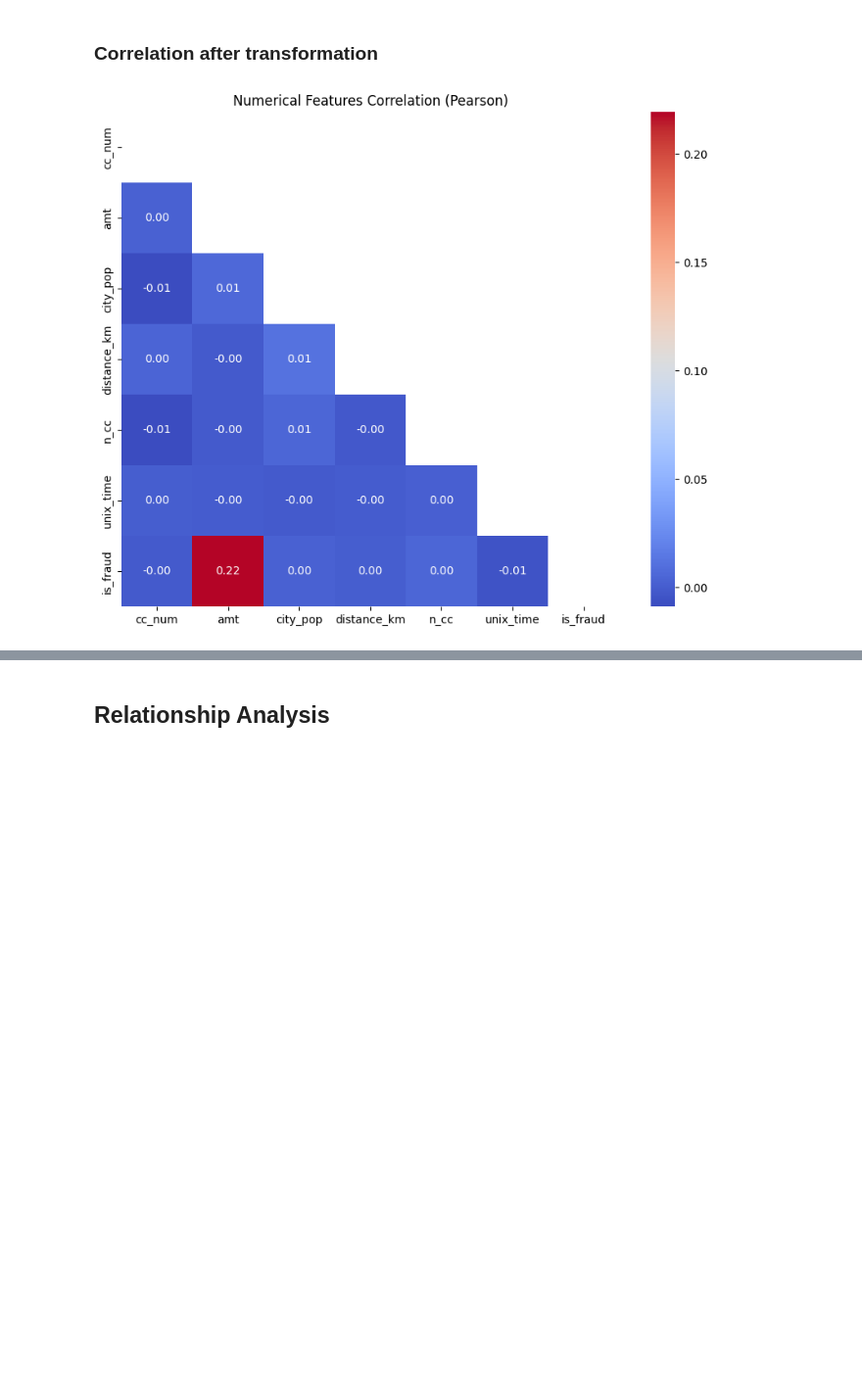
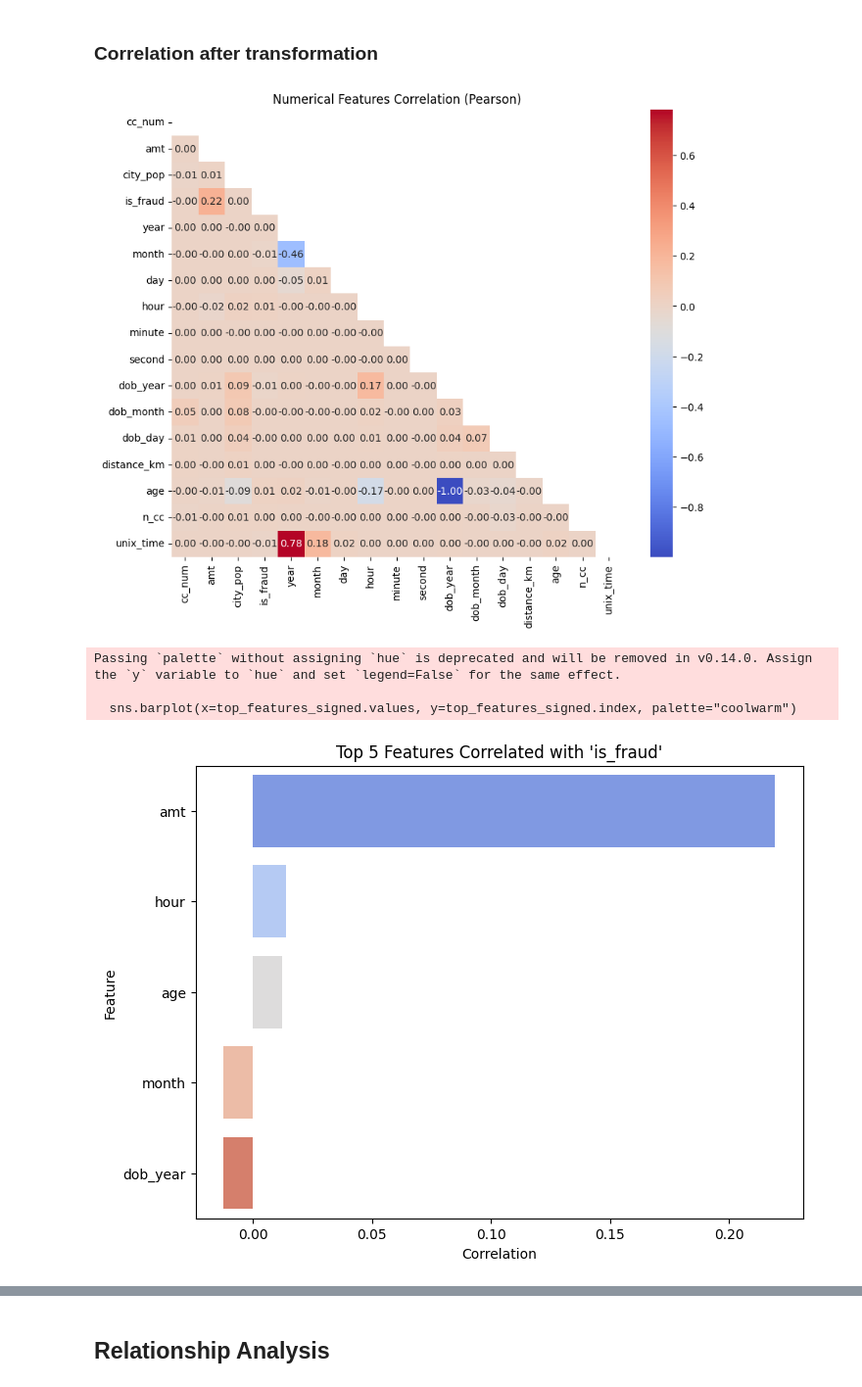
Before and after one commit to AubLambert/FraudDetection, a Jupyter notebook: Fraud_Detection.ipynb, the cells around one changed output, grey strips where cells are left out. Shown at 98% size. Drawn from its saved outputs; the diff is of its cells as text; code cells hidden in the pictures; blank space fills up the shorter version.

```diff
--- a/Fraud_Detection.ipynb
+++ b/Fraud_Detection.ipynb
@@ -258,18 +322,18 @@ df_viz_2 = df_viz.copy()
 # %% [markdown]
 #### Transaction
 # %%
-df_viz["trans_date_trans_time"] = pd.to_datetime(df_viz["trans_date_trans_time"])
-df_viz["year"] = df_viz["trans_date_trans_time"].dt.year
-df_viz["month"] = df_viz["trans_date_trans_time"].dt.month
-df_viz["day"] = df_viz["trans_date_trans_time"].dt.day
-df_viz["hour"] = df_viz["trans_date_trans_time"].dt.hour
-df_viz["minute"] = df_viz["trans_date_trans_time"].dt.minute
-df_viz["second"] = df_viz["trans_date_trans_time"].dt.second
+df_viz_2["trans_date_trans_time"] = pd.to_datetime(df_viz_2["trans_date_trans_time"])
+df_viz_2["year"] = df_viz_2["trans_date_trans_time"].dt.year
+df_viz_2["month"] = df_viz_2["trans_date_trans_time"].dt.month
+df_viz_2["day"] = df_viz_2["trans_date_trans_time"].dt.day
+df_viz_2["hour"] = df_viz_2["trans_date_trans_time"].dt.hour
+df_viz_2["minute"] = df_viz_2["trans_date_trans_time"].dt.minute
+df_viz_2["second"] = df_viz_2["trans_date_trans_time"].dt.second
 
 # =====================================================
 # 1) CALENDAR HEATMAP (Year × Month × Day)
 # =====================================================
-fraud_calendar = df_viz.groupby(["year","month","day"])["is_fraud"].sum().reset_index()
+fraud_calendar = df_viz_2.groupby(["year","month","day"])["is_fraud"].sum().reset_index()
 
 for yr in sorted(fraud_calendar["year"].unique()):
     pivoted = fraud_calendar[fraud_calendar["year"]==yr].pivot(
@@ -287,7 +351,7 @@ for yr in sorted(fraud_calendar["year"].unique()):
 # 2) CLOCK HEATMAP (Hour × Minute)
 # =====================================================
 
-fraud_clock_min = df_viz.groupby(["hour","minute"])["is_fraud"].sum().reset_index()
+fraud_clock_min = df_viz_2.groupby(["hour","minute"])["is_fraud"].sum().reset_index()
 
 pivoted_clock_min = fraud_clock_min.pivot_table(
     index="hour", columns="minute", values="is_fraud", fill_value=0
@@ -300,7 +364,7 @@ plt.xlabel("Minutes")
 plt.ylabel("Hours")
 plt.show()
 
-fraud_clock_sec = df_viz.groupby(["minute","second"])["is_fraud"].sum().reset_index()
+fraud_clock_sec = df_viz_2.groupby(["minute","second"])["is_fraud"].sum().reset_index()
 
 pivoted_clock_sec = fraud_clock_sec.pivot_table(
     index="minute", columns="second", values="is_fraud", fill_value=0
@@ -375,12 +439,12 @@ feature_to_target(df_viz, "day")
 # %% [markdown]
 #### DoB
 # %%
-df_viz["dob"] = pd.to_datetime(df_viz["dob"])
-df_viz["dob_year"] = df_viz["dob"].dt.year
-df_viz["dob_month"] = df_viz["dob"].dt.month
-df_viz["dob_day"] = df_viz["dob"].dt.day
+df_viz_2["dob"] = pd.to_datetime(df_viz_2["dob"])
+df_viz_2["dob_year"] = df_viz_2["dob"].dt.year
+df_viz_2["dob_month"] = df_viz_2["dob"].dt.month
+df_viz_2["dob_day"] = df_viz_2["dob"].dt.day
 
-fraud_dob = df_viz.groupby(["dob_month","dob_day"])["is_fraud"].sum().reset_index()
+fraud_dob = df_viz_2.groupby(["dob_month","dob_day"])["is_fraud"].sum().reset_index()
 
 pivoted = fraud_dob.pivot(
     index="dob_month", columns="dob_day", values="is_fraud"
@@ -623,13 +627,3 @@ df_viz_2["job"]
 dtype: object
 # %% [markdown]
 ### Calculating age
-# %%
-from datetime import datetime
-
-df_viz_2["year"] = df_viz_2["trans_date_trans_time"].dt.year
-
-df_viz_2["age"] = df_viz_2["year"] - df_viz_2["dob_year"]
-
-# Drop the intermediate dob_year column
-df_viz_2 = df_viz_2.drop("dob_year", axis=1)
-df_viz_2 = df_viz_2.drop("year", axis=1)
@@ -653,7 +649,8 @@ df_viz_2["unix_time"] = df_viz_2["trans_date_trans_time"].astype(int) // 10**9
 # %% [markdown]
 #### Drop columns
 # %%
-df_viz_2 = df_viz_2.drop(["trans_date_trans_time", "dob", "trans_num"], axis=1)
+# Keep the rest for analysis
+df_viz_samp2 = df_viz_2.drop(["trans_date_trans_time", "dob", "trans_num"], axis=1)
 # %% [markdown]
 ### Correlation after transformation
 # %%
@@ -665,5 +666,9 @@ df_viz_2 = df_viz_2[cols]
 # %%
-num_corr(df_viz_2)
+num_corr(df_viz_samp2)
 # %% [output]
-[figure, old version]
+[figure, new version]
+Passing `palette` without assigning `hue` is deprecated and will be removed in v0.14.0. Assign the `y` variable to `hue` and set `legend=False` for the same effect.
+
+  sns.barplot(x=top_features_signed.values, y=top_features_signed.index, palette="coolwarm")
+[figure, added]
 # %%
```
Also changed, not shown: parts of 53 cells of this notebook.
